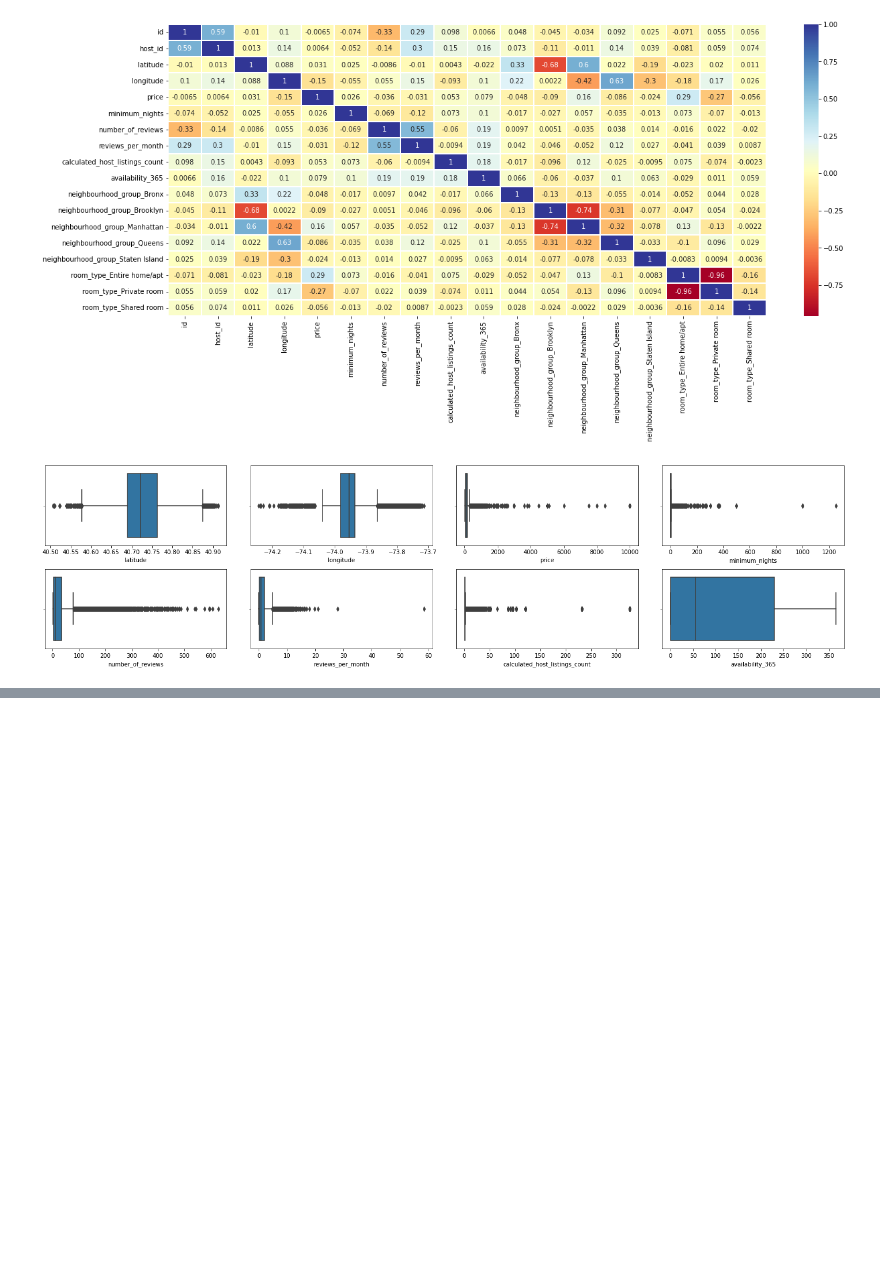
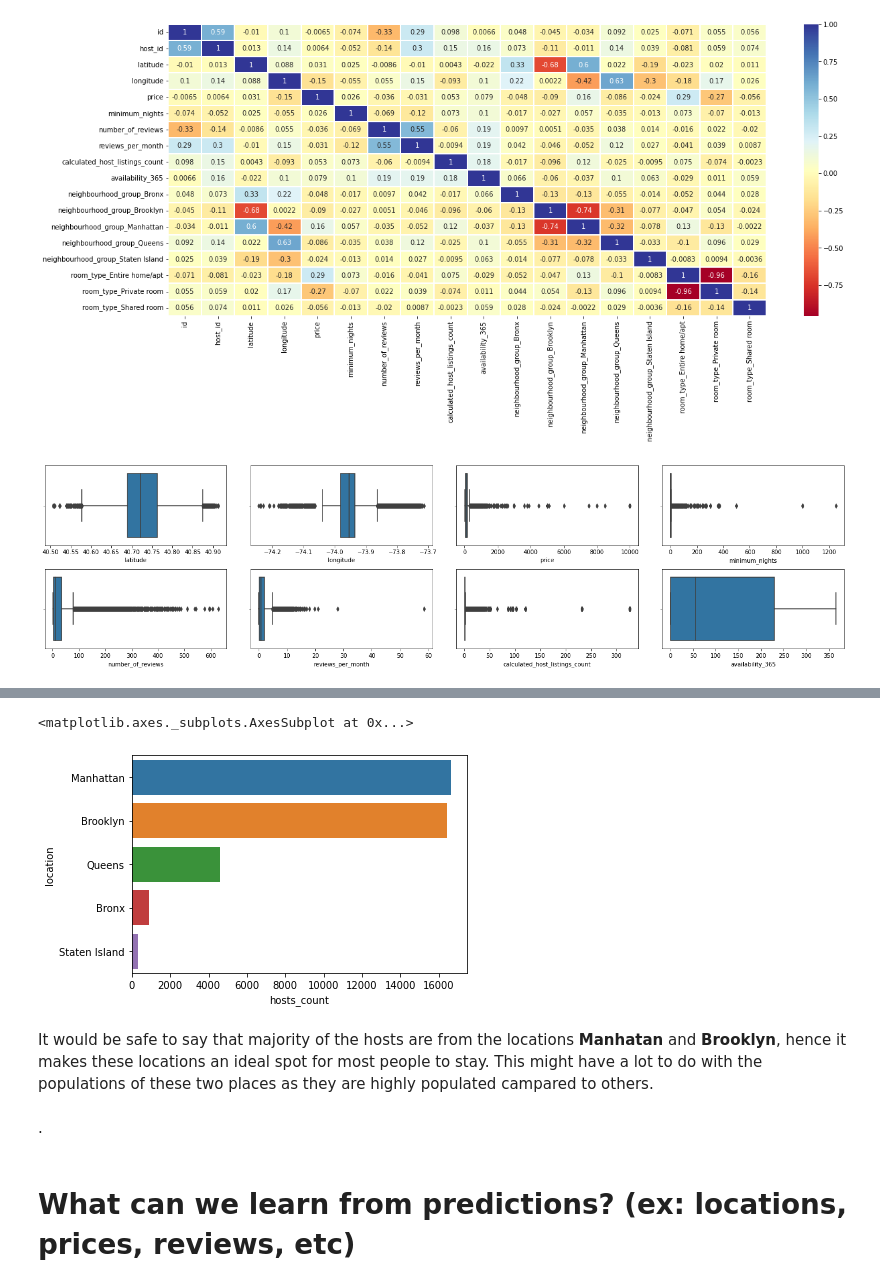
Before and after one commit to anishjohnson/Airbnb-Booking-Analysis, a Jupyter notebook: Airbnb_Bookings_Analysis_Anish_johnson.ipynb, the cells around one changed output, grey strips where cells are left out. Saved outputs shown, nothing was run; the diff lists cells and outputs as text; code cells hidden in the pictures; blank space fills up the shorter version.

```diff
--- a/Airbnb_Bookings_Analysis_Anish_johnson.ipynb
+++ b/Airbnb_Bookings_Analysis_Anish_johnson.ipynb
@@ -314,0 +325,5 @@ latitude and longitude are highly correlated with different neighbourhood_groups
+# %%
+# Groupby the different host_id w.r.t neighbourhood_groups.
+hosts_and_areas_df = airbnb_data.groupby(['neighbourhood_group'],
+                                         as_index=False)['host_id'].count().sort_values(['host_id'],
+                                          ascending=False).rename(columns={'neighbourhood_group':'location', 'host_id':'hosts_count'})
@@ -314,0 +339,12 @@ latitude and longitude are highly correlated with different neighbourhood_groups
+# %%
+# Lets plot it for better understanding.
+sns.barplot(x=hosts_and_areas_df['hosts_count'], y=hosts_and_areas_df['location'], )
+# %% [output]
+<matplotlib.axes._subplots.AxesSubplot at 0x...>
+[figure, added]
+# %% [markdown]
+It would be safe to say that majority of the hosts are from the locations **Manhatan** and **Brooklyn**, hence it makes these locations an ideal spot for most people to stay. This might have a lot to do with the populations of these two places as they are highly populated campared to others.
+# %% [markdown]
+.
+# %% [markdown]
+# **What can we learn from predictions? (ex: locations, prices, reviews, etc)**
```
Also changed, not shown: parts of 5 cells of this notebook.
